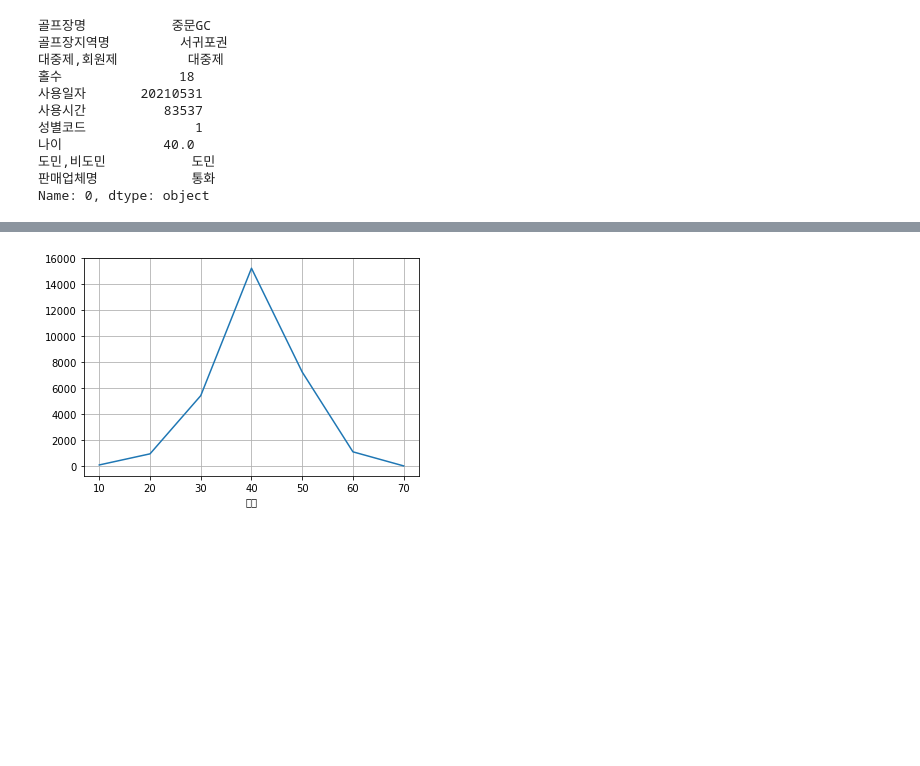
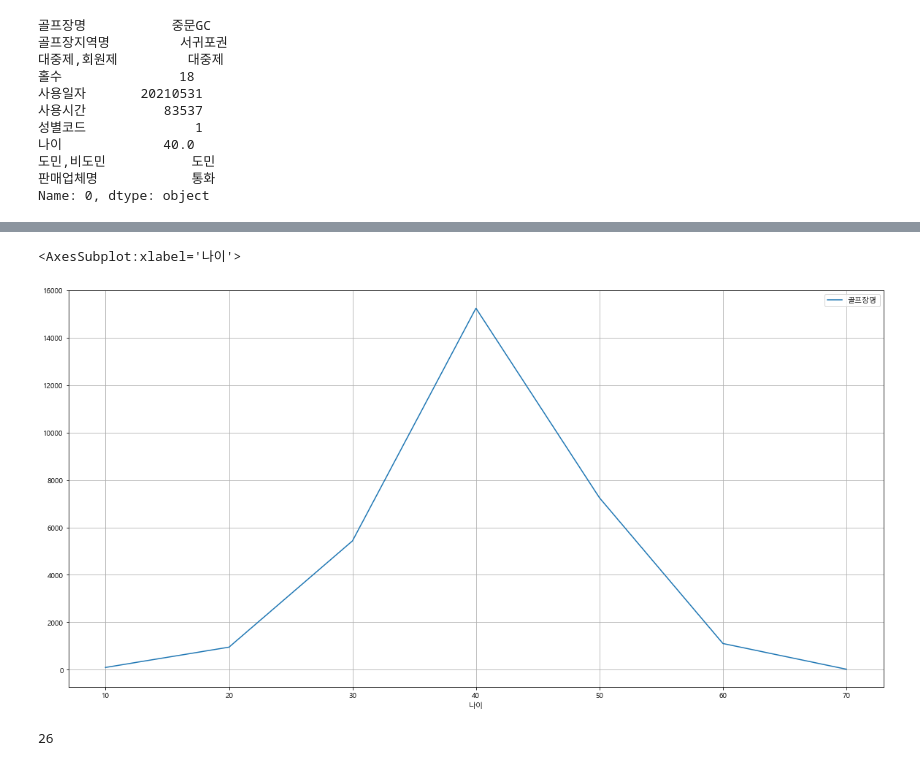
Before and after one commit to minwooking/Next_Ez_Training, a Jupyter notebook: golf2.ipynb, the cells around one changed output, grey strips where cells are left out. Drawn from its saved outputs; the diff is of its cells as text; code cells hidden in the pictures; blank space fills up the shorter version.

```diff
--- a/golf2.ipynb
+++ b/golf2.ipynb
@@ -6,0 +14,8 @@ import matplotlib.pyplot as plt
+# %%
+####한글화#######
+import matplotlib as mpl
+import matplotlib.pyplot as plt
+import matplotlib.font_manager as fm
+mpl.rcParams['axes.unicode_minus'] = False
+[(f.name, f.fname) for f in fm.fontManager.ttflist if 'Malgun' in f.name]
+plt.rcParams['font.family'] = 'Malgun Gothic'
@@ -129,0 +178,2 @@ Name: 골프장명, dtype: int64
+# %%
+df = pd.read_csv('정제한골프장데이터.csv')
@@ -130,5 +225,9 @@ Name: 골프장명, dtype: int64
 # %%
-df.groupby(df.나이).골프장명.count().plot()
-plt.grid()
+pd.DataFrame(df.groupby(df['나이']).골프장명.count()).plot(figsize=(20,10), grid=True)
 # %% [output]
+<AxesSubplot:xlabel='나이'>
-[figure, old version]
+[figure, new version]
+# %%
+len(df.골프장명.unique())
+# %% [output]
+26
```
Also changed, not shown: parts of 21 cells of this notebook, 2 other files.
